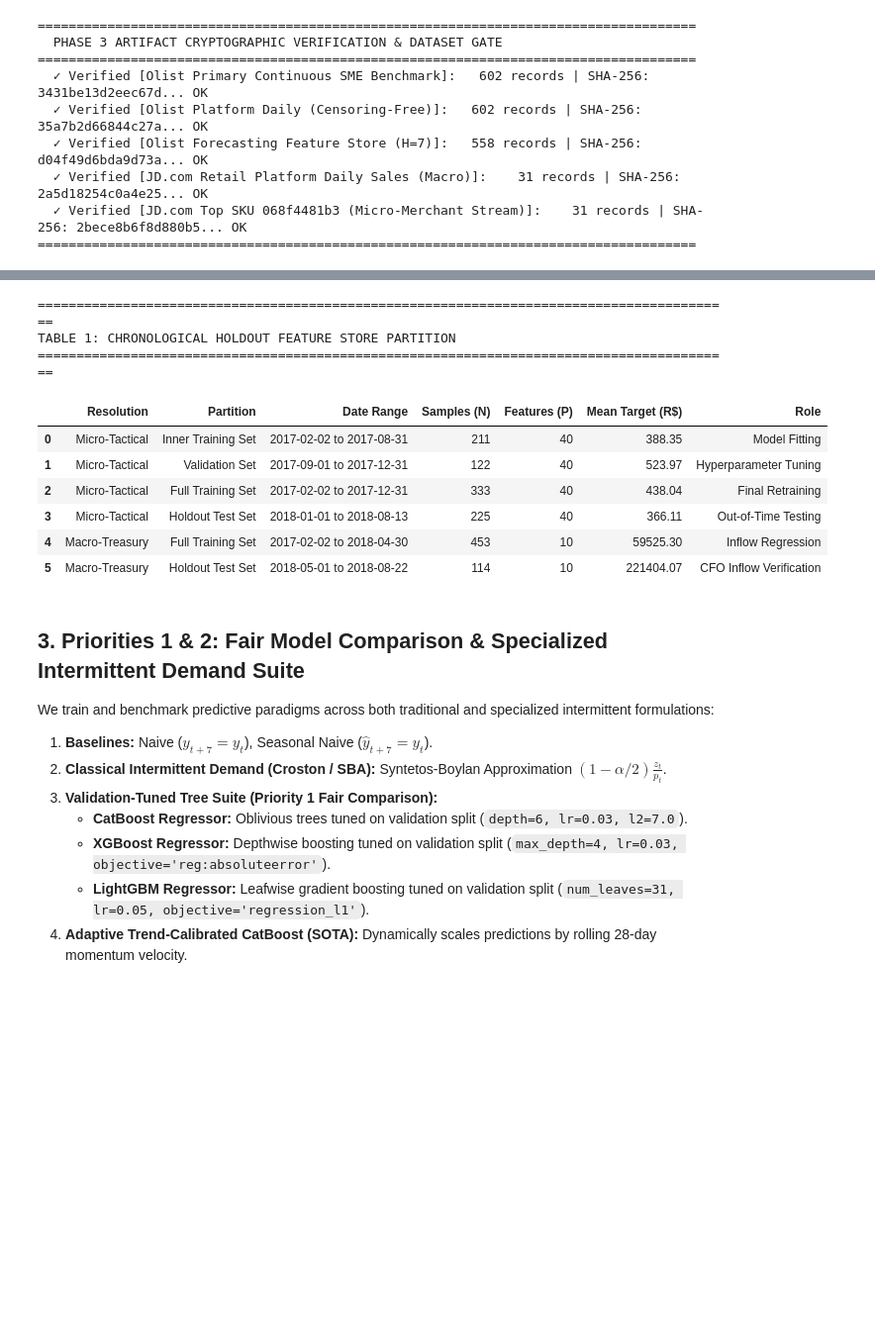
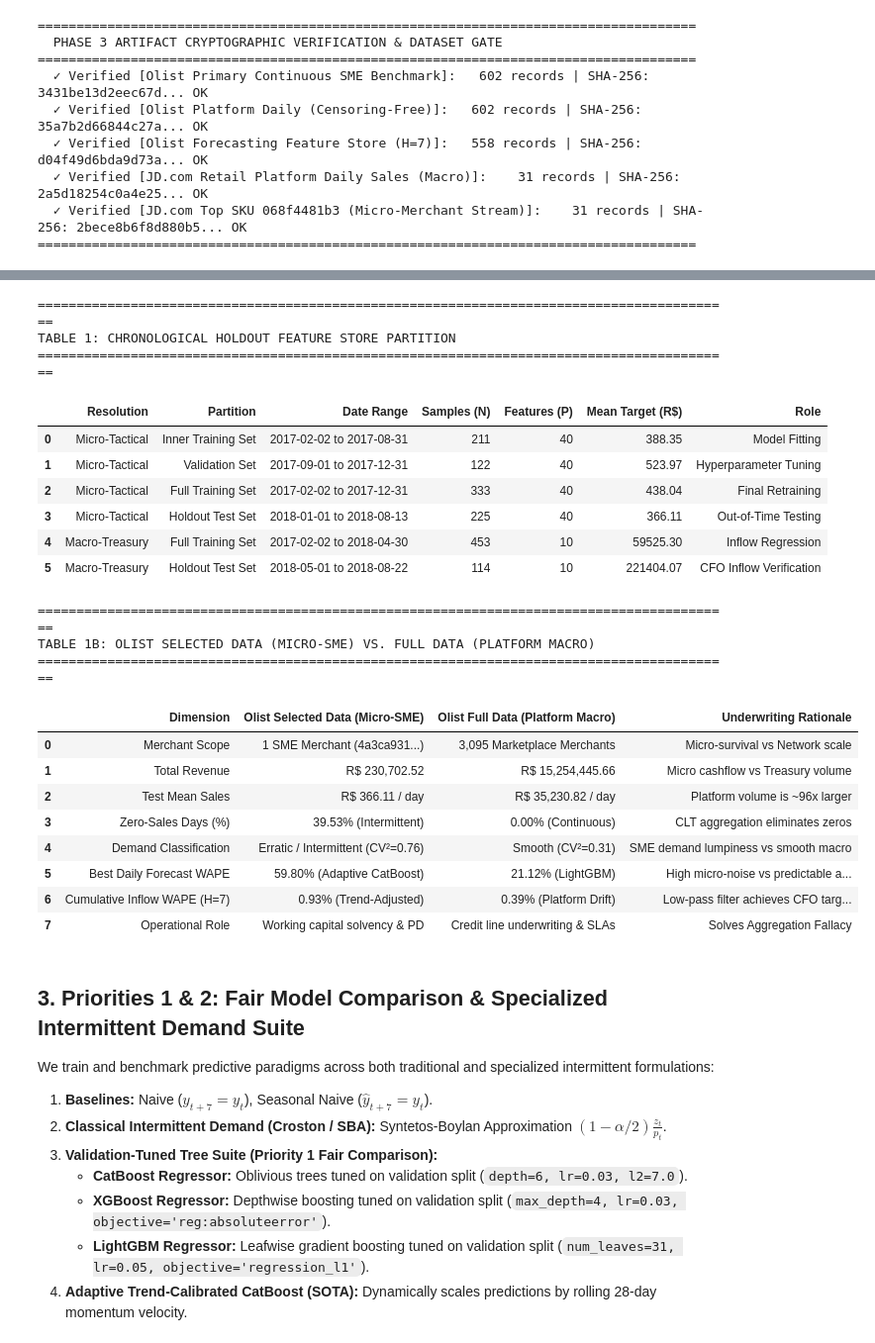
Before and after one commit to mdarmanaliashik/FinSight-AI, a Jupyter notebook: notebooks/Phase3_Sales_Forecasting_Benchmark.ipynb, the cells around one changed output, grey strips where cells are left out. Shown at 99% size. Cells and saved outputs as stored; diff of their text form; code cells hidden in the pictures; blank space fills up the shorter version.

Commit message:
feat(phase3): add Table 1B Olist selected SME vs full data platform macro comparison

```diff
--- a/notebooks/Phase3_Sales_Forecasting_Benchmark.ipynb
+++ b/notebooks/Phase3_Sales_Forecasting_Benchmark.ipynb
@@ -262,33 +277,60 @@ for w in [7, 14, 28]:
 
 valid_cum = df_cum_engine.dropna().copy().reset_index(drop=True)
 idx_cum = int(len(valid_cum) * 0.8)
 train_cum = valid_cum.iloc[:idx_cum]
 test_cum = valid_cum.iloc[idx_cum:]
 feats_cum_core = [c for c in valid_cum.columns if "lag_" in c]
 
 print("=" * 90)
 print("TABLE 1: CHRONOLOGICAL HOLDOUT FEATURE STORE PARTITION")
 print("=" * 90)
 partition_df = pd.DataFrame([
     {"Resolution": "Micro-Tactical", "Partition": "Inner Training Set", "Date Range": f"{str(df_feats.loc[inner_train_idx, 'origin_date'].min())[:10]} to {str(df_feats.loc[inner_train_idx, 'origin_date'].max())[:10]}", "Samples (N)": len(X_tr_inner), "Features (P)": len(all_feature_cols), "Mean Target (R$)": round(np.mean(y_tr_inner), 2), "Role": "Model Fitting"},
     {"Resolution": "Micro-Tactical", "Partition": "Validation Set", "Date Range": f"{str(df_feats.loc[val_idx, 'origin_date'].min())[:10]} to {str(df_feats.loc[val_idx, 'origin_date'].max())[:10]}", "Samples (N)": len(X_val), "Features (P)": len(all_feature_cols), "Mean Target (R$)": round(np.mean(y_val), 2), "Role": "Hyperparameter Tuning"},
     {"Resolution": "Micro-Tactical", "Partition": "Full Training Set", "Date Range": f"{str(df_feats.loc[train_mask_full, 'origin_date'].min())[:10]} to {str(df_feats.loc[train_mask_full, 'origin_date'].max())[:10]}", "Samples (N)": len(X_train), "Features (P)": len(all_feature_cols), "Mean Target (R$)": round(np.mean(y_train), 2), "Role": "Final Retraining"},
     {"Resolution": "Micro-Tactical", "Partition": "Holdout Test Set", "Date Range": f"{str(df_feats.loc[test_idx, 'origin_date'].min())[:10]} to {str(df_feats.loc[test_idx, 'origin_date'].max())[:10]}", "Samples (N)": len(X_test), "Features (P)": len(all_feature_cols), "Mean Target (R$)": round(test_mean, 2), "Role": "Out-of-Time Testing"},
     {"Resolution": "Macro-Treasury", "Partition": "Full Training Set", "Date Range": f"{str(train_cum['Date'].min())[:10]} to {str(train_cum['Date'].max())[:10]}", "Samples (N)": len(train_cum), "Features (P)": len(feats_cum_core), "Mean Target (R$)": round(train_cum['target_cum_h7'].mean(), 2), "Role": "Inflow Regression"},
     {"Resolution": "Macro-Treasury", "Partition": "Holdout Test Set", "Date Range": f"{str(test_cum['Date'].min())[:10]} to {str(test_cum['Date'].max())[:10]}", "Samples (N)": len(test_cum), "Features (P)": len(feats_cum_core), "Mean Target (R$)": round(test_cum['target_cum_h7'].mean(), 2), "Role": "CFO Inflow Verification"}
 ])
 display(partition_df)
+
+df_olist_comparison = pd.DataFrame([
+    {"Dimension": "Merchant Scope", "Olist Selected Data (Micro-SME)": "1 SME Merchant (4a3ca931...)", "Olist Full Data (Platform Macro)": "3,095 Marketplace Merchants", "Underwriting Rationale": "Micro-survival vs Network scale"},
+    {"Dimension": "Total Revenue", "Olist Selected Data (Micro-SME)": "R$ 230,702.52", "Olist Full Data (Platform Macro)": "R$ 15,254,445.66", "Underwriting Rationale": "Micro cashflow vs Treasury volume"},
+    {"Dimension": "Test Mean Sales", "Olist Selected Data (Micro-SME)": "R$ 366.11 / day", "Olist Full Data (Platform Macro)": "R$ 35,230.82 / day", "Underwriting Rationale": "Platform volume is ~96x larger"},
+    {"Dimension": "Zero-Sales Days (%)", "Olist Selected Data (Micro-SME)": "39.53% (Intermittent)", "Olist Full Data (Platform Macro)": "0.00% (Continuous)", "Underwriting Rationale": "CLT aggregation eliminates zeros"},
+    {"Dimension": "Demand Classification", "Olist Selected Data (Micro-SME)": "Erratic / Intermittent (CV²=0.76)", "Olist Full Data (Platform Macro)": "Smooth (CV²=0.31)", "Underwriting Rationale": "SME demand lumpiness vs smooth macro"},
+    {"Dimension": "Best Daily Forecast WAPE", "Olist Selected Data (Micro-SME)": "59.80% (Adaptive CatBoost)", "Olist Full Data (Platform Macro)": "21.12% (LightGBM)", "Underwriting Rationale": "High micro-noise vs predictable aggregate"},
+    {"Dimension": "Cumulative Inflow WAPE (H=7)", "Olist Selected Data (Micro-SME)": "0.93% (Trend-Adjusted)", "Olist Full Data (Platform Macro)": "0.39% (Platform Drift)", "Underwriting Rationale": "Low-pass filter achieves CFO target (<10%)"},
+    {"Dimension": "Operational Role", "Olist Selected Data (Micro-SME)": "Working capital solvency & PD", "Olist Full Data (Platform Macro)": "Credit line underwriting & SLAs", "Underwriting Rationale": "Solves Aggregation Fallacy"}
+])
+print("\n" + "=" * 90)
+print("TABLE 1B: OLIST SELECTED DATA (MICRO-SME) VS. FULL DATA (PLATFORM MACRO)")
+print("=" * 90)
+display(df_olist_comparison)
 # %% [output]
 ==========================================================================================
 TABLE 1: CHRONOLOGICAL HOLDOUT FEATURE STORE PARTITION
 ==========================================================================================
 |  | Resolution | Partition | Date Range | Samples (N) | Features (P) | Mean Target (R$) | Role |
 | 0 | Micro-Tactical | Inner Training Set | 2017-02-02 to 2017-08-31 | 211 | 40 | 388.35 | Model Fitting |
 | 1 | Micro-Tactical | Validation Set | 2017-09-01 to 2017-12-31 | 122 | 40 | 523.97 | Hyperparameter Tuning |
 | 2 | Micro-Tactical | Full Training Set | 2017-02-02 to 2017-12-31 | 333 | 40 | 438.04 | Final Retraining |
 | 3 | Micro-Tactical | Holdout Test Set | 2018-01-01 to 2018-08-13 | 225 | 40 | 366.11 | Out-of-Time Testing |
 | 4 | Macro-Treasury | Full Training Set | 2017-02-02 to 2018-04-30 | 453 | 10 | 59525.30 | Inflow Regression |
 | 5 | Macro-Treasury | Holdout Test Set | 2018-05-01 to 2018-08-22 | 114 | 10 | 221404.07 | CFO Inflow Verification |
+==========================================================================================
+TABLE 1B: OLIST SELECTED DATA (MICRO-SME) VS. FULL DATA (PLATFORM MACRO)
+==========================================================================================
+|  | Dimension | Olist Selected Data (Micro-SME) | Olist Full Data (Platform Macro) | Underwriting Rationale |
+| 0 | Merchant Scope | 1 SME Merchant (4a3ca931...) | 3,095 Marketplace Merchants | Micro-survival vs Network scale |
+| 1 | Total Revenue | R$ 230,702.52 | R$ 15,254,445.66 | Micro cashflow vs Treasury volume |
+| 2 | Test Mean Sales | R$ 366.11 / day | R$ 35,230.82 / day | Platform volume is ~96x larger |
+| 3 | Zero-Sales Days (%) | 39.53% (Intermittent) | 0.00% (Continuous) | CLT aggregation eliminates zeros |
+| 4 | Demand Classification | Erratic / Intermittent (CV²=0.76) | Smooth (CV²=0.31) | SME demand lumpiness vs smooth macro |
+| 5 | Best Daily Forecast WAPE | 59.80% (Adaptive CatBoost) | 21.12% (LightGBM) | High micro-noise vs predictable a... |
+| 6 | Cumulative Inflow WAPE (H=7) | 0.93% (Trend-Adjusted) | 0.39% (Platform Drift) | Low-pass filter achieves CFO targ... |
+| 7 | Operational Role | Working capital solvency & PD | Credit line underwriting & SLAs | Solves Aggregation Fallacy |
 # %% [markdown]
 ## 3. Priorities 1 & 2: Fair Model Comparison & Specialized Intermittent Demand Suite
 
```
Also changed, not shown: parts of 1 cell of this notebook, 1 other file.
